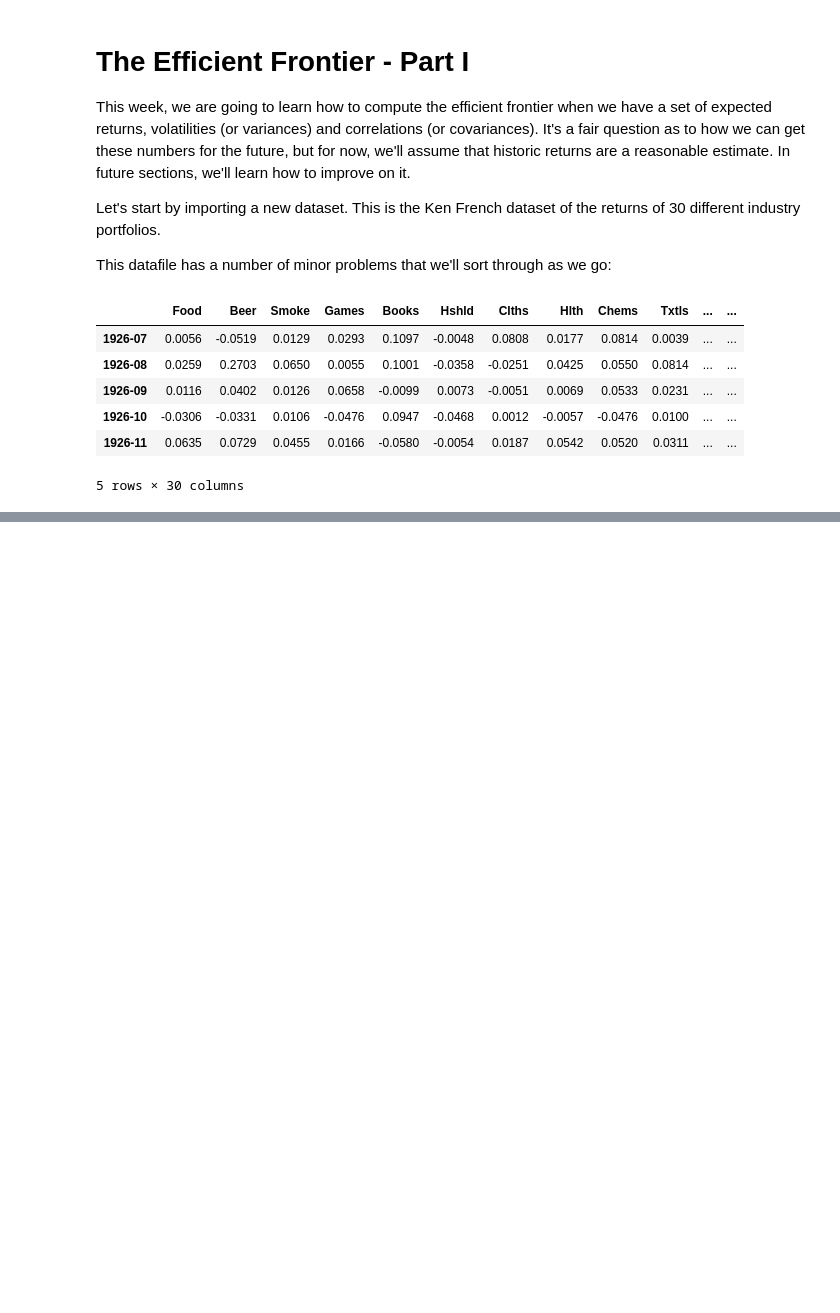
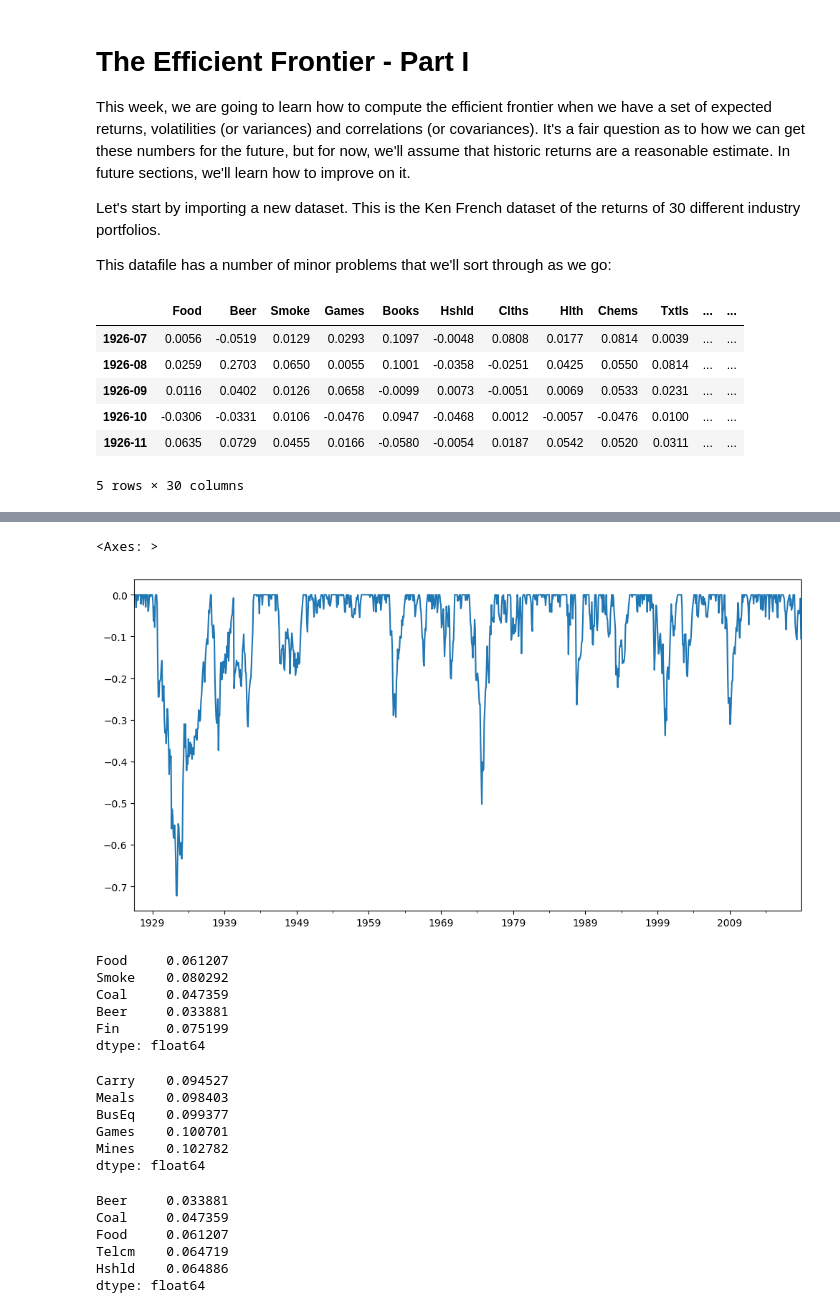
Before and after one commit to rupendrab/coursera_courses-aiml, a Jupyter notebook: lab107.ipynb, the cells around one changed output, grey strips where cells are left out. Drawn from its saved outputs; the diff is of its cells as text; code cells hidden in the pictures; blank space fills up the shorter version.

Commit message:
Added code for factor analysis and plotting (Outside of course materials for now)

```diff
--- a/lab107.ipynb
+++ b/lab107.ipynb
@@ -21,0 +29,3 @@ ind.head()
+# %%
+ind = erk.get_ind_returns()
+ind.head()
@@ -21,0 +40,34 @@ ind.head()
+# %%
+erk.drawdown(ind["Food"])["Drawdown"].plot.line(figsize=(12,6))
+# %% [output]
+<Axes: >
+[figure, added]
+# %%
+erk.var_gaussian(ind[["Food", "Smoke", "Coal", "Beer", "Fin"]], modified=True)
+# %% [output]
+Food     0.061207
+Smoke    0.080292
+Coal     0.047359
+Beer     0.033881
+Fin      0.075199
+dtype: float64
+# %%
+# Highest values at risk
+erk.var_gaussian(ind, modified=True).sort_values().tail()
+# %% [output]
+Carry    0.094527
+Meals    0.098403
+BusEq    0.099377
+Games    0.100701
+Mines    0.102782
+dtype: float64
+# %%
+# Least values at risk
+erk.var_gaussian(ind, modified=True).sort_values().head()
+# %% [output]
+Beer     0.033881
+Coal     0.047359
+Food     0.061207
+Telcm    0.064719
+Hshld    0.064886
+dtype: float64
```
Also changed, not shown: parts of 12 cells of this notebook, 10 other files.
